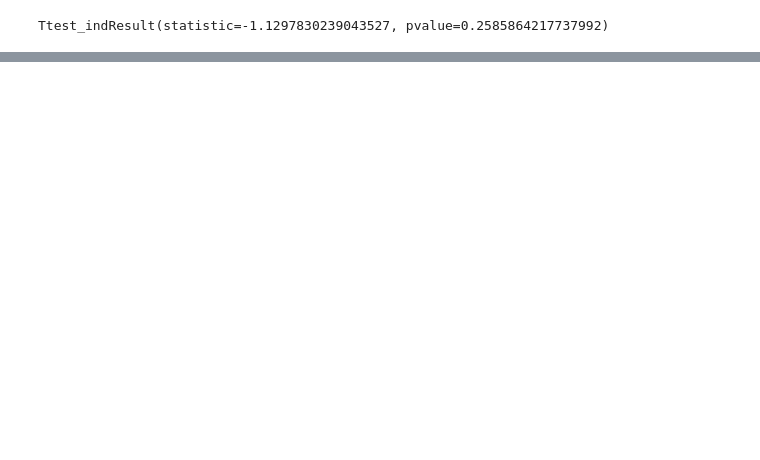
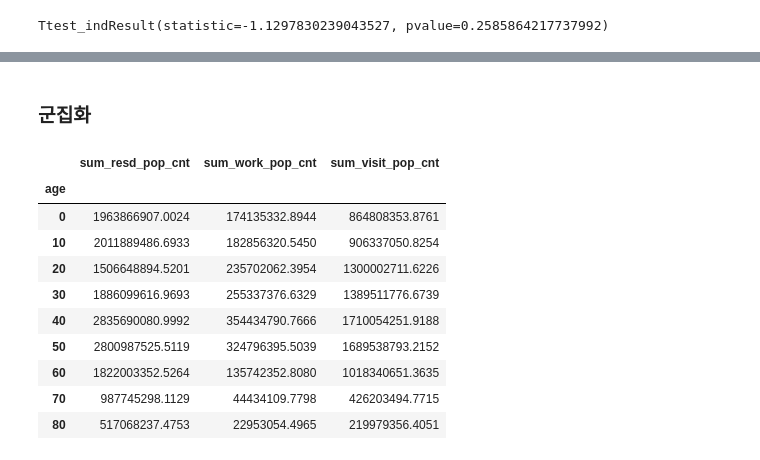
Before and after one commit to JISU1012/BigContest_2021, a Jupyter notebook: 분산분석(카드 소비, 내국인).ipynb, the cells around one changed output, grey strips where cells are left out. Cells and saved outputs as stored; diff of their text form; code cells hidden in the pictures; blank space fills up the shorter version.

```diff
--- a/분산분석(카드 소비, 내국인).ipynb
+++ b/분산분석(카드 소비, 내국인).ipynb
@@ -736,0 +831,18 @@ Ttest_indResult(statistic=-1.1297830239043527, pvalue=0.2585864217737992)
+# %% [markdown]
+### 군집화
+# %%
+korean_df1 = korean_df.groupby('age').sum()
+korean_df1 = korean_df1.drop(['emd_cd', 'count_num'], axis=1)
+korean_df1
+# %% [output]
+|  | sum_resd_pop_cnt | sum_work_pop_cnt | sum_visit_pop_cnt |
+| age |  |  |  |
+| 0 | 1963866907.0024 | 174135332.8944 | 864808353.8761 |
+| 10 | 2011889486.6933 | 182856320.5450 | 906337050.8254 |
+| 20 | 1506648894.5201 | 235702062.3954 | 1300002711.6226 |
+| 30 | 1886099616.9693 | 255337376.6329 | 1389511776.6739 |
+| 40 | 2835690080.9992 | 354434790.7666 | 1710054251.9188 |
+| 50 | 2800987525.5119 | 324796395.5039 | 1689538793.2152 |
+| 60 | 1822003352.5264 | 135742352.8080 | 1018340651.3635 |
+| 70 | 987745298.1129 | 44434109.7798 | 426203494.7715 |
+| 80 | 517068237.4753 | 22953054.4965 | 219979356.4051 |
```
Also changed, not shown: parts of 11 cells of this notebook.
